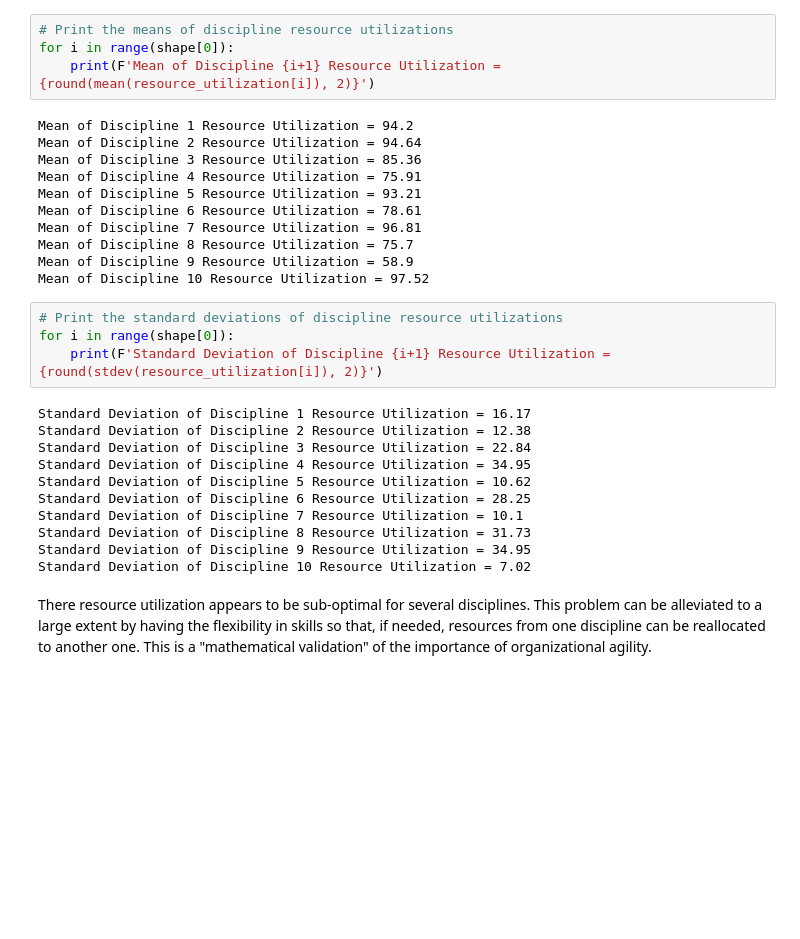
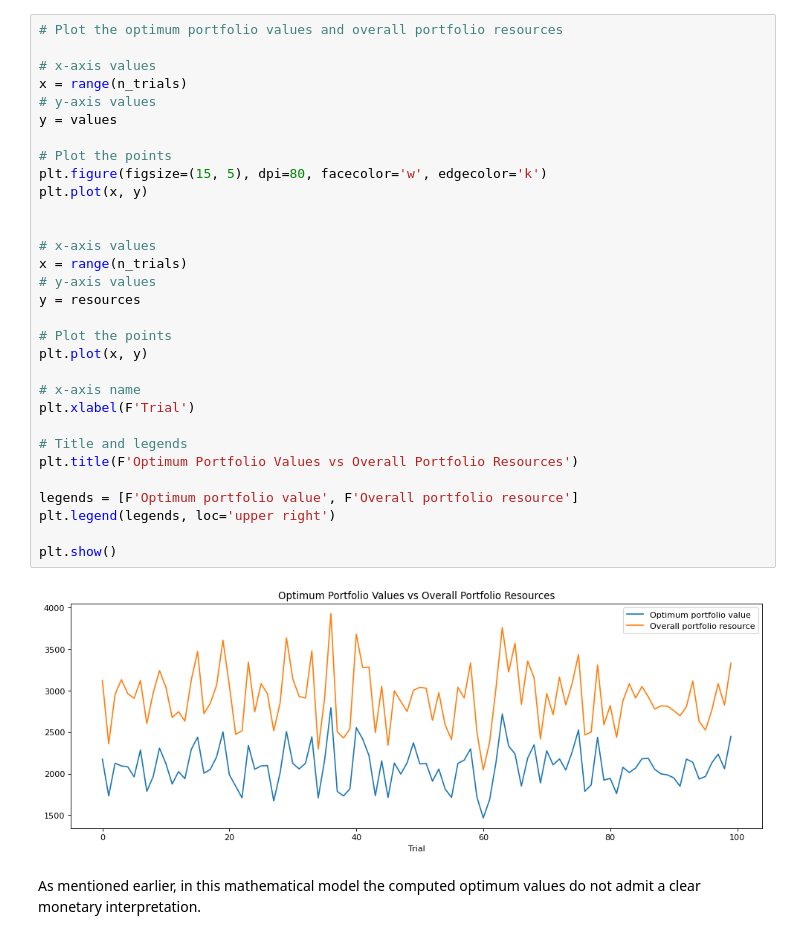
Before and after one commit to snigdhayan/ThoughtExperiments, a Jupyter notebook: MyNotebooks/OptimalResourcePlanning.ipynb, the cells around one changed output. Saved outputs shown, nothing was run; the diff lists cells and outputs as text; blank space fills up the shorter version.

Commit message:
Reformulated the problem

```diff
--- a/MyNotebooks/OptimalResourcePlanning.ipynb
+++ b/MyNotebooks/OptimalResourcePlanning.ipynb
@@ -277,32 +245,35 @@ plt.show()
-# %%
-# Print the means of discipline resource utilizations
-for i in range(shape[0]):
-    print(F'Mean of Discipline {i+1} Resource Utilization = {round(mean(resource_utilization[i]), 2)}')
-# %% [output]
-Mean of Discipline 1 Resource Utilization = 94.2
-Mean of Discipline 2 Resource Utilization = 94.64
-Mean of Discipline 3 Resource Utilization = 85.36
-Mean of Discipline 4 Resource Utilization = 75.91
-Mean of Discipline 5 Resource Utilization = 93.21
-Mean of Discipline 6 Resource Utilization = 78.61
-Mean of Discipline 7 Resource Utilization = 96.81
-Mean of Discipline 8 Resource Utilization = 75.7
-Mean of Discipline 9 Resource Utilization = 58.9
-Mean of Discipline 10 Resource Utilization = 97.52
-# %%
-# Print the standard deviations of discipline resource utilizations
-for i in range(shape[0]):
-    print(F'Standard Deviation of Discipline {i+1} Resource Utilization = {round(stdev(resource_utilization[i]), 2)}')
-# %% [output]
-Standard Deviation of Discipline 1 Resource Utilization = 16.17
-Standard Deviation of Discipline 2 Resource Utilization = 12.38
-Standard Deviation of Discipline 3 Resource Utilization = 22.84
-Standard Deviation of Discipline 4 Resource Utilization = 34.95
-Standard Deviation of Discipline 5 Resource Utilization = 10.62
-Standard Deviation of Discipline 6 Resource Utilization = 28.25
-Standard Deviation of Discipline 7 Resource Utilization = 10.1
-Standard Deviation of Discipline 8 Resource Utilization = 31.73
-Standard Deviation of Discipline 9 Resource Utilization = 34.95
-Standard Deviation of Discipline 10 Resource Utilization = 7.02
-# %% [markdown]
-There resource utilization appears to be sub-optimal for several disciplines. This problem can be alleviated to a large extent by having the flexibility in skills so that, if needed, resources from one discipline can be reallocated to another one. This is a "mathematical validation" of the importance of organizational agility.
+# %%
+# Plot the optimum portfolio values and overall portfolio resources
+
+# x-axis values
+x = range(n_trials)
+# y-axis values
+y = values
+
+# Plot the points
+plt.figure(figsize=(15, 5), dpi=80, facecolor='w', edgecolor='k')
+plt.plot(x, y)
+
+
+# x-axis values
+x = range(n_trials)
+# y-axis values
+y = resources
+
+# Plot the points
+plt.plot(x, y)
+
+# x-axis name
+plt.xlabel(F'Trial')
+
+# Title and legends
+plt.title(F'Optimum Portfolio Values vs Overall Portfolio Resources')
+
+legends = [F'Optimum portfolio value', F'Overall portfolio resource']
+plt.legend(legends, loc='upper right')
+
+plt.show()
+# %% [output]
+[figure, new version]
+# %% [markdown]
+As mentioned earlier, in this mathematical model the computed optimum values do not admit a clear monetary interpretation.
```
Also changed, not shown: parts of 20 cells of this notebook.
